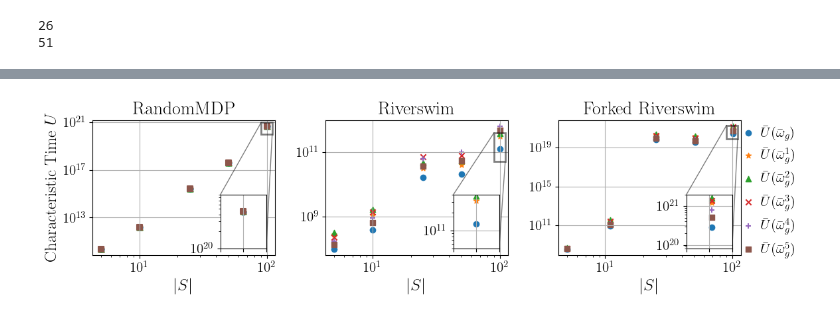
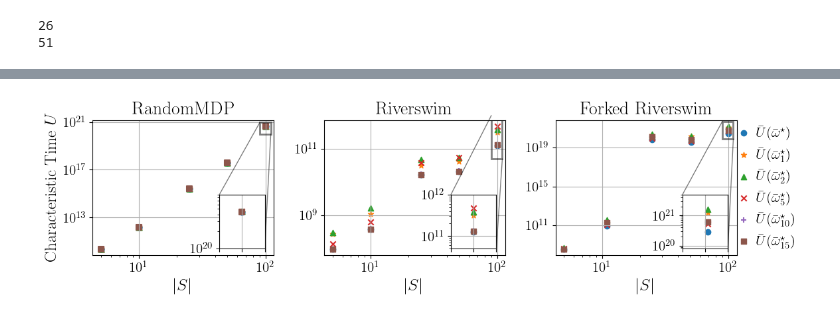
Before and after one commit to rssalessio/ModelFreeActiveExplorationRL, a Jupyter notebook: BoundsAnalysis/analyse_bounds_new.ipynb, the cells around one changed output, grey strips where cells are left out. Cells and saved outputs as stored; diff of their text form; code cells hidden in the pictures.

```diff
--- a/BoundsAnalysis/analyse_bounds_new.ipynb
+++ b/BoundsAnalysis/analyse_bounds_new.ipynb
@@ -535,8 +666,8 @@ ce = np.vstack([ce_low, ce_high])
 ax[0].scatter(data_random_mdp['Nvalues'], mu, marker=fmts[0], linewidth=1.5, )
 axins.scatter(data_random_mdp['Nvalues'], mu, marker=fmts[0], linewidth=1.5, )
 
-for i in range(5):
-    mu, ce_low, ce_high = compute_ce_median(data_random_mdp['U_new_bound_t0_simplified_omega'][..., i])
+for i, k_i in enumerate([0, 1, 4, 9, 14]):
+    mu, ce_low, ce_high = compute_ce_median(data_random_mdp['U_new_bound_t0_simplified_omega'][..., k_i])
     ce = np.vstack([ce_low, ce_high])
     ax[0].scatter(data_random_mdp['Nvalues'], mu, marker=fmts[1 + i], linewidth=1.5,)
     axins.scatter(data_random_mdp['Nvalues'], mu, marker=fmts[1 + i], linewidth=1.5,)
@@ -560,15 +691,15 @@ ax[0].indicate_inset_zoom(axins, edgecolor="black",linewidth=2)
 axins = ax[1].inset_axes([0.7, 0.05, 0.25, 0.4], transform=ax[1].transAxes)
 ax[1].scatter(data_riverswim['Nvalues'], data_riverswim['U_new_bound_t0'], marker=fmts[0])
 axins.scatter(data_riverswim['Nvalues'], data_riverswim['U_new_bound_t0'], marker=fmts[0])
-for i in range(5):
-    ax[1].scatter(data_riverswim['Nvalues'], data_riverswim['U_new_bound_t0_simplified_omega'][..., i], marker=fmts[i+1], label='value original omega')
-    axins.scatter(data_riverswim['Nvalues'], data_riverswim['U_new_bound_t0_simplified_omega'][..., i], marker=fmts[i+1])
+for i, k_i in enumerate([0, 1, 4, 9, 14]):
+    ax[1].scatter(data_riverswim['Nvalues'], data_riverswim['U_new_bound_t0_simplified_omega'][..., k_i], marker=fmts[i+1], label='value original omega')
+    axins.scatter(data_riverswim['Nvalues'], data_riverswim['U_new_bound_t0_simplified_omega'][..., k_i], marker=fmts[i+1])
 ax[1].set_xlabel('$|S|$')
 ax[1].set_yscale('log')
 ax[1].set_xscale('log')
 ax[1].grid()
 axins.set_xlim(90, 110)
-axins.set_ylim(5e10,4e11)
+axins.set_ylim(5e10,1e12)
 axins.set_yscale('log')
 axins.grid()
 axins.set_xticklabels([])
@@ -578,40 +709,40 @@ ax[1].indicate_inset_zoom(axins, edgecolor="black",linewidth=2)
 
 
 
 
 xvalues_forked = np.array(data_forked_riverswim['Nvalues'])*2 -1
 axins = ax[2].inset_axes([0.7, 0.05, 0.25, 0.4], transform=ax[2].transAxes)
-ax[2].scatter(xvalues_forked, data_forked_riverswim['U_new_bound_t0'], marker=fmts[0], label=r'$\bar U(\bar \omega_{g})$')
+ax[2].scatter(xvalues_forked, data_forked_riverswim['U_new_bound_t0'], marker=fmts[0], label=r'$\bar U(\bar \omega^\star)$')
 axins.scatter(xvalues_forked, data_forked_riverswim['U_new_bound_t0'], marker=fmts[0])
-for i in range(5):
-    ax[2].scatter(xvalues_forked, data_forked_riverswim['U_new_bound_t0_simplified_omega'][..., i], marker=fmts[i+1], label=f'$\\bar U(\\bar \\omega_{"{g}"}^{(i + 1)})$')
-    axins.scatter(xvalues_forked, data_forked_riverswim['U_new_bound_t0_simplified_omega'][..., i], marker=fmts[i+1])
+for i, k_i in enumerate([0, 1, 4, 9, 14]):
+    ax[2].scatter(xvalues_forked, data_forked_riverswim['U_new_bound_t0_simplified_omega'][..., k_i], marker=fmts[i+1], label=f'$\\bar U(\\bar \\omega_{{{k_i + 1}}}^\\star)$')
+    axins.scatter(xvalues_forked, data_forked_riverswim['U_new_bound_t0_simplified_omega'][..., k_i], marker=fmts[i+1])
 
 ax[2].set_xlabel('$|S|$')
 ax[2].set_yscale('log')
 ax[2].set_xscale('log')
 ax[2].grid()
 
 axins.set_xlim(90, 110)
-axins.set_ylim(8e19, 2e21)
+axins.set_ylim(8e19, 5e21)
 axins.set_yscale('log')
 axins.grid()
 axins.set_xticklabels([])
 axins.set_yticklabels([], minor=True)
 ax[2].indicate_inset_zoom(axins, edgecolor="black",linewidth=2)
 
 
 
 ax[0].set_ylabel('Characteristic Time $U$')
 ax[0].set_title('RandomMDP')
 ax[1].set_title('Riverswim')
 ax[2].set_title('Forked Riverswim')
 
 ax[2].legend(ncols=1, handlelength=0.2,framealpha=0., bbox_to_anchor=(1, 1), borderaxespad=0)
 plt.tight_layout()
-#plt.savefig('./figures/bound_characteristic_time_analysis_full.pdf')
+plt.savefig('./figures/bound_characteristic_time_analysis_full.pdf')
 # %% [output]
-[figure, old version]
+[figure, new version]
 # %%
 ### Compute statistics
 N=300
```
Also changed, not shown: parts of 14 cells of this notebook, 28 other files.
